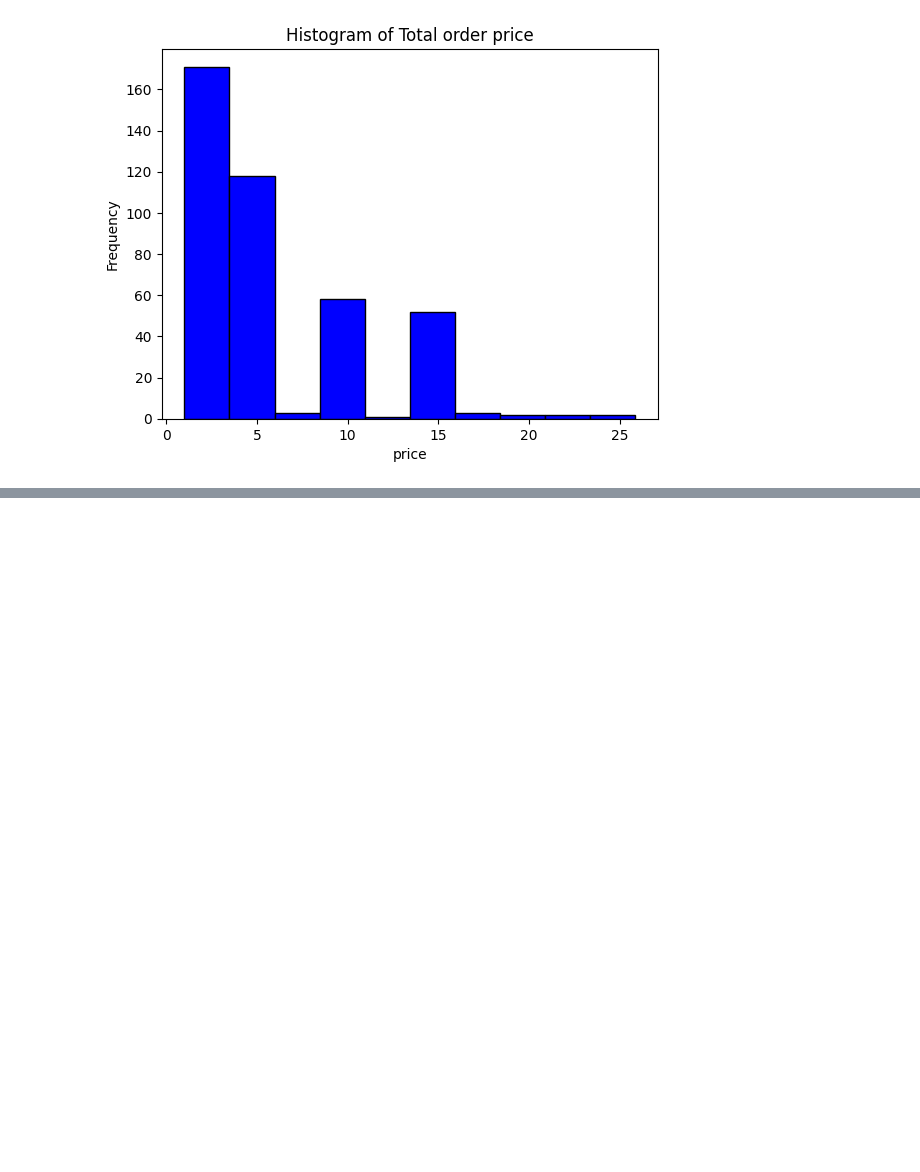
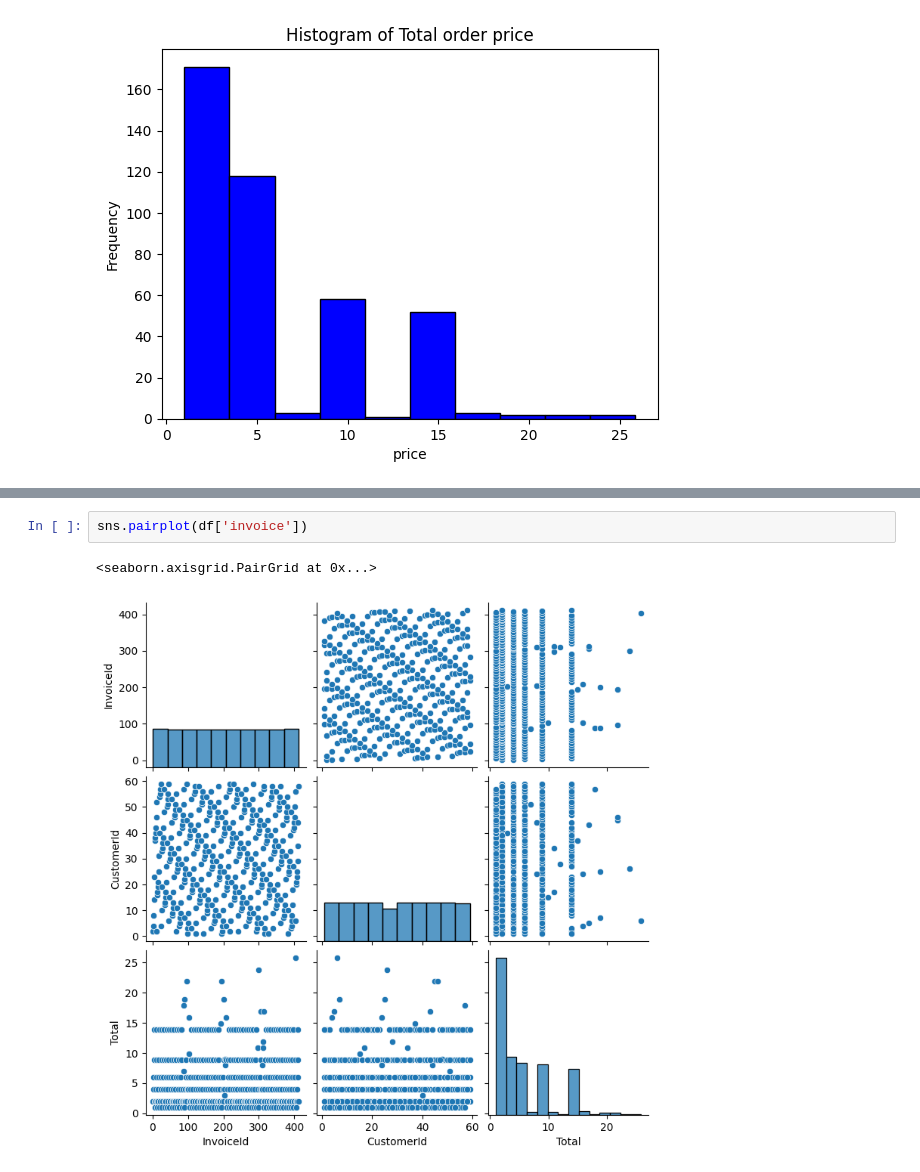
Before and after one commit to Mostafa2rz1/Chinook, a Jupyter notebook: 2.EDA/EDA.ipynb, the cells around one changed output, grey strips where cells are left out. Saved outputs shown, nothing was run; the diff lists cells and outputs as text; blank space fills up the shorter version.

```diff
--- a/2.EDA/EDA.ipynb
+++ b/2.EDA/EDA.ipynb
@@ -424,0 +445,5 @@ plt.show()
+# %%
+sns.pairplot(df['invoice'])
+# %% [output]
+<seaborn.axisgrid.PairGrid at 0x...>
+[figure, added]
```
Also changed, not shown: parts of 10 cells of this notebook, 2 other files.
